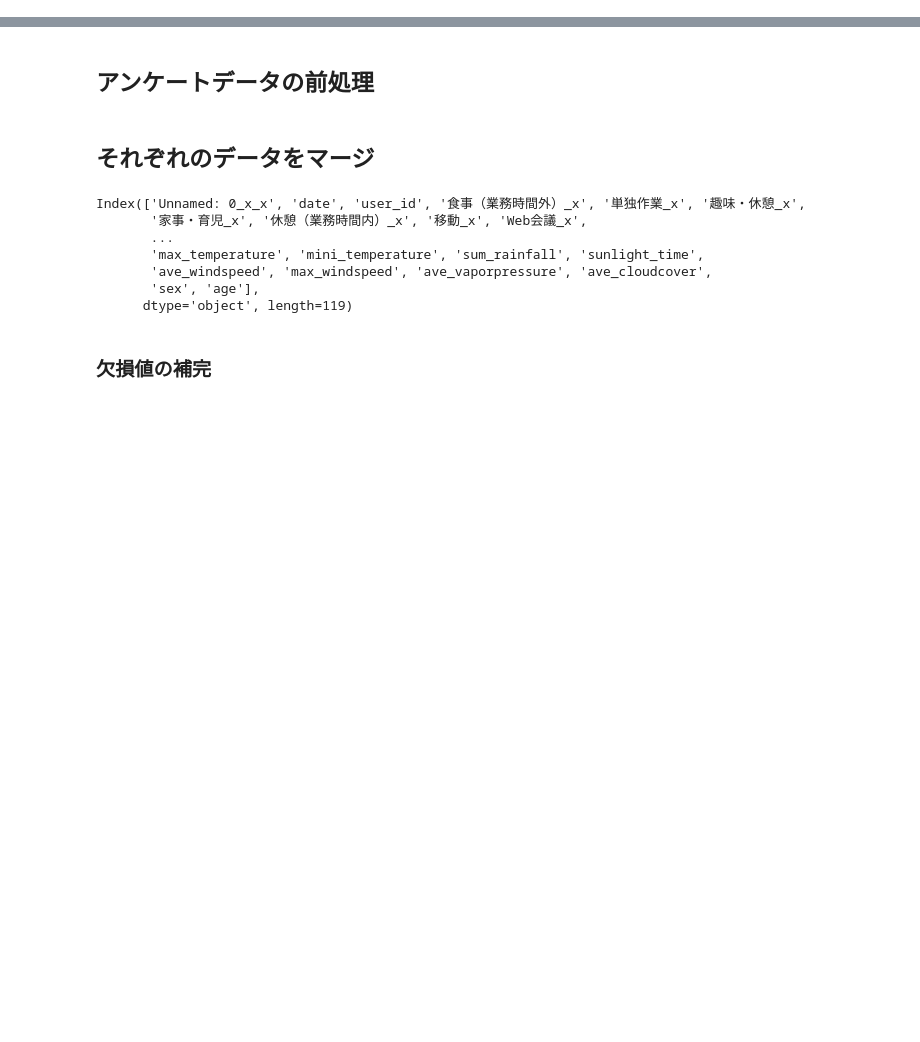
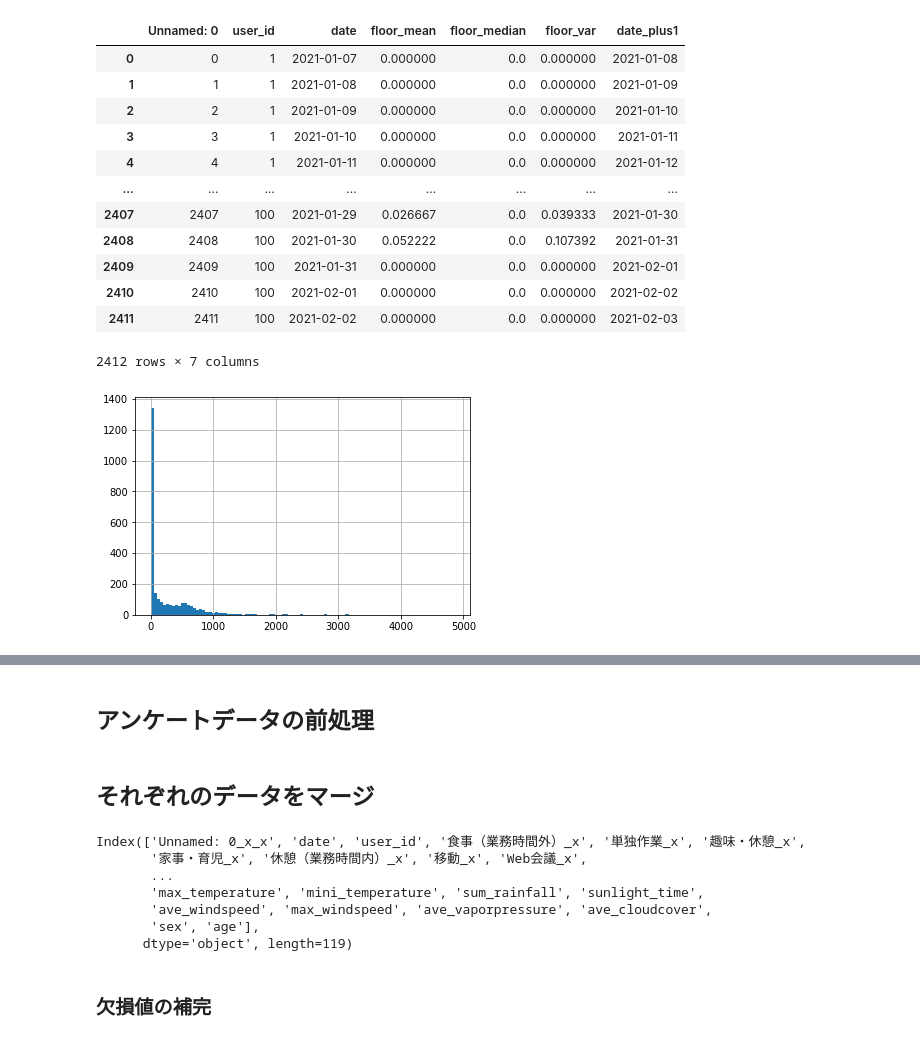
Before and after one commit to yusukennn/research_mental_prediction, a Jupyter notebook: code/analyse/analyse_all_data.ipynb, the cells around one changed output, grey strips where cells are left out. Saved outputs shown, nothing was run; the diff lists cells and outputs as text; code cells hidden in the pictures; blank space fills up the shorter version.

```diff
--- a/code/analyse/analyse_all_data.ipynb
+++ b/code/analyse/analyse_all_data.ipynb
@@ -28,6 +28,24 @@ night_w_recover = pd.read_csv('./analyse_data/questionaire_data/night_w_recover.
 night_w_workenga = pd.read_csv('./analyse_data/questionaire_data/night_w_workenga.csv')
 #天気データ
 weather = pd.read_csv('../../datas/attribute_weater.csv')
+# %%
+steps['step_var'].hist(bins=100)
+floors
+# %% [output]
+|  | Unnamed: 0 | user_id | date | floor_mean | floor_median | floor_var | date_plus1 |
+| 0 | 0 | 1 | 2021-01-07 | 0.000000 | 0.0 | 0.000000 | 2021-01-08 |
+| 1 | 1 | 1 | 2021-01-08 | 0.000000 | 0.0 | 0.000000 | 2021-01-09 |
+| 2 | 2 | 1 | 2021-01-09 | 0.000000 | 0.0 | 0.000000 | 2021-01-10 |
+| 3 | 3 | 1 | 2021-01-10 | 0.000000 | 0.0 | 0.000000 | 2021-01-11 |
+| 4 | 4 | 1 | 2021-01-11 | 0.000000 | 0.0 | 0.000000 | 2021-01-12 |
+| ... | ... | ... | ... | ... | ... | ... | ... |
+| 2407 | 2407 | 100 | 2021-01-29 | 0.026667 | 0.0 | 0.039333 | 2021-01-30 |
+| 2408 | 2408 | 100 | 2021-01-30 | 0.052222 | 0.0 | 0.107392 | 2021-01-31 |
+| 2409 | 2409 | 100 | 2021-01-31 | 0.000000 | 0.0 | 0.000000 | 2021-02-01 |
+| 2410 | 2410 | 100 | 2021-02-01 | 0.000000 | 0.0 | 0.000000 | 2021-02-02 |
+| 2411 | 2411 | 100 | 2021-02-02 | 0.000000 | 0.0 | 0.000000 | 2021-02-03 |
+2412 rows × 7 columns
+[figure, added]
 # %%
 night_w_dams['positive_score'] = night_w_dams['haturatu']+night_w_dams['tanosii']+night_w_dams['uresii']/3
 night_w_dams['depressive_score'] = night_w_dams['kurai']+night_w_dams['iyana']+night_w_dams['sizunda']/3
```
Also changed, not shown: parts of 15 cells of this notebook, 4 other files.
